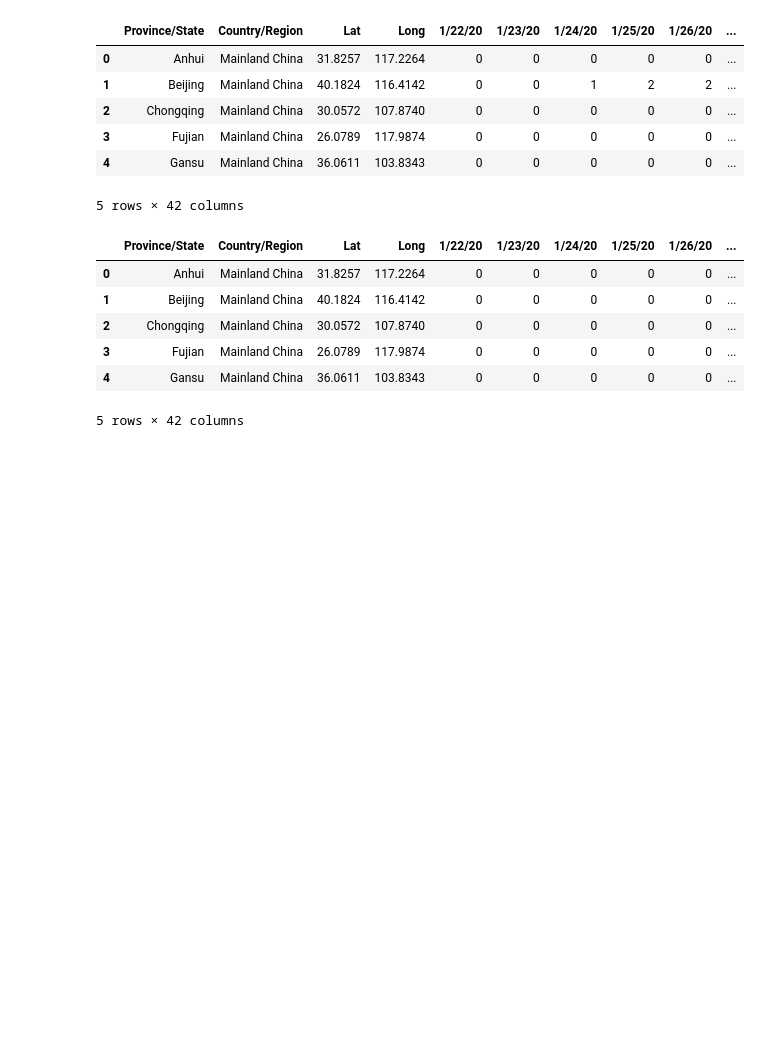
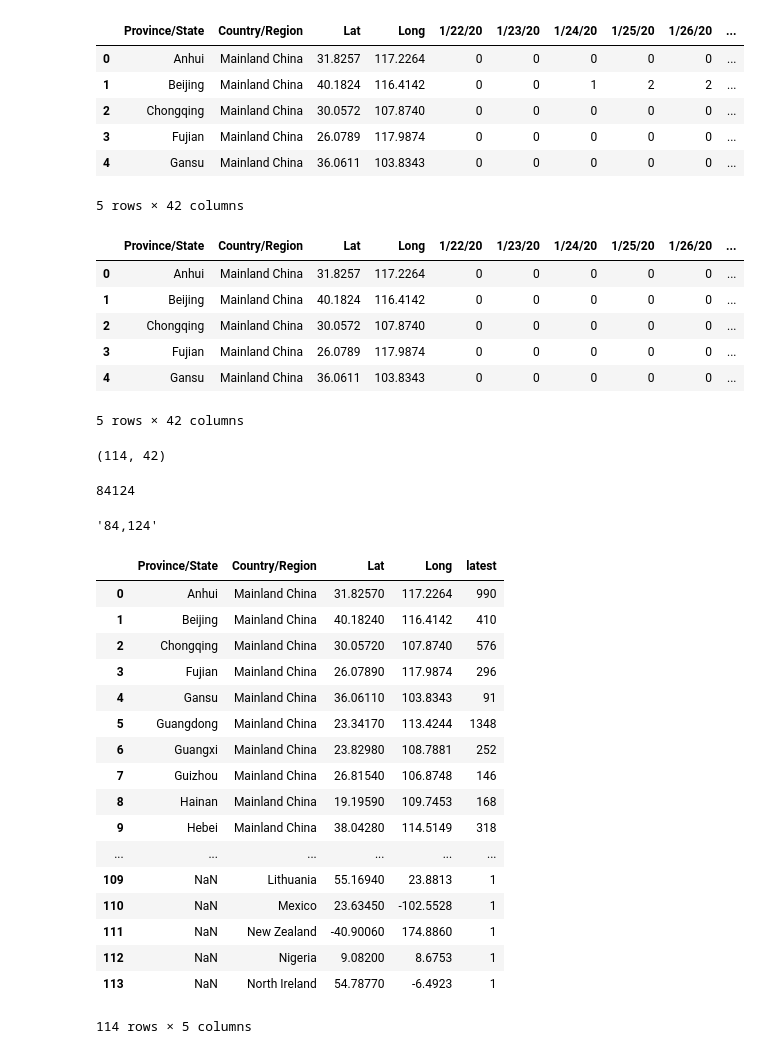
Before and after one commit to virdash/coronavirus, a Jupyter notebook: analysis/analysis.ipynb, the cells around one changed output. Drawn from its saved outputs; the diff is of its cells as text; code cells hidden in the pictures; blank space fills up the shorter version.

```diff
--- a/analysis/analysis.ipynb
+++ b/analysis/analysis.ipynb
@@ -59,0 +64,4 @@ death.head()
+# %%
+confirm.shape
+# %% [output]
+(114, 42)
@@ -59,0 +70,36 @@ death.head()
+# %%
+confirm_info['latest'].sum()
+# %% [output]
+84124
+# %%
+"{:,.0f}".format(confirm_info['latest'].sum())
+# %% [output]
+'84,124'
+# %%
+def getLatest(df):
+    df_info = df.ix[:,0:4]
+    df_last = df.ix[:,-1]
+    df_info['latest'] = df_last
+
+    return df_info
+# %%
+getLatest(confirm)
+# %% [output]
+|  | Province/State | Country/Region | Lat | Long | latest |
+| 0 | Anhui | Mainland China | 31.82570 | 117.2264 | 990 |
+| 1 | Beijing | Mainland China | 40.18240 | 116.4142 | 410 |
+| 2 | Chongqing | Mainland China | 30.05720 | 107.8740 | 576 |
+| 3 | Fujian | Mainland China | 26.07890 | 117.9874 | 296 |
+| 4 | Gansu | Mainland China | 36.06110 | 103.8343 | 91 |
+| 5 | Guangdong | Mainland China | 23.34170 | 113.4244 | 1348 |
+| 6 | Guangxi | Mainland China | 23.82980 | 108.7881 | 252 |
+| 7 | Guizhou | Mainland China | 26.81540 | 106.8748 | 146 |
+| 8 | Hainan | Mainland China | 19.19590 | 109.7453 | 168 |
+| 9 | Hebei | Mainland China | 38.04280 | 114.5149 | 318 |
+| ... | ... | ... | ... | ... | ... |
+| 109 | NaN | Lithuania | 55.16940 | 23.8813 | 1 |
+| 110 | NaN | Mexico | 23.63450 | -102.5528 | 1 |
+| 111 | NaN | New Zealand | -40.90060 | 174.8860 | 1 |
+| 112 | NaN | Nigeria | 9.08200 | 8.6753 | 1 |
+| 113 | NaN | North Ireland | 54.78770 | -6.4923 | 1 |
+114 rows × 5 columns
```
Also changed, not shown: parts of 3 cells of this notebook, 2 other files.
